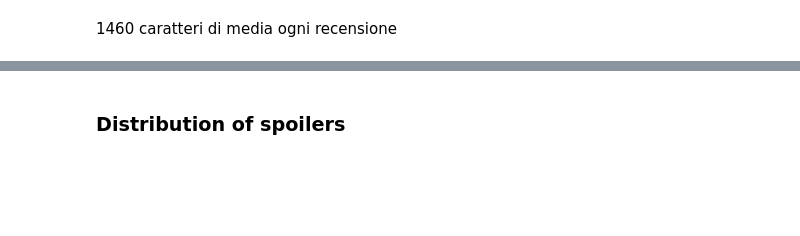
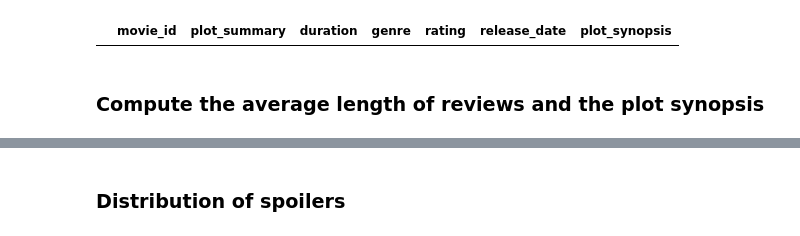
Before and after one commit to francocco99/Spoiler_Detecion_Project, a Jupyter notebook: Code/Explore.ipynb, the cells around one changed output, grey strips where cells are left out. Cells and saved outputs as stored; diff of their text form; code cells hidden in the pictures; blank space fills up the shorter version.

```diff
--- a/Code/Explore.ipynb
+++ b/Code/Explore.ipynb
@@ -27,10 +87,16 @@ dataMovie.loc[2]
+# %%
+dataMovie=dataMovie[dataMovie["plot_synopsis"]!='']
+# %%
+dataMovie[dataMovie["plot_synopsis"]=='']
+# %% [output]
+|  | movie_id | plot_summary | duration | genre | rating | release_date | plot_synopsis |
 # %%
 dataMovie.head()
 # %%
 dataRew.head()
+# %% [markdown]
+### Compute the average length of reviews and the plot synopsis
 # %%
 ColonnaL=dataRew["review_text"].apply(len)
-# %% [markdown]
-1460 caratteri di media ogni recensione
 # %%
 ColonnaL.mean()
```
Also changed, not shown: parts of 47 cells of this notebook, 7 other files.
